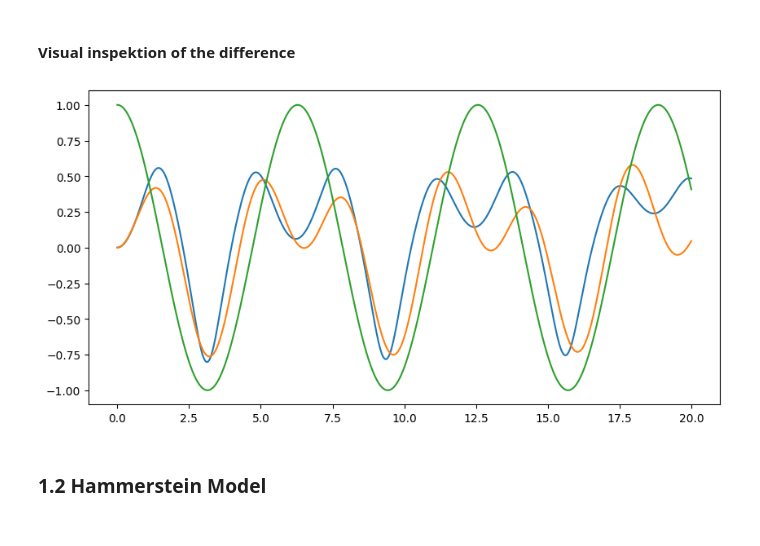
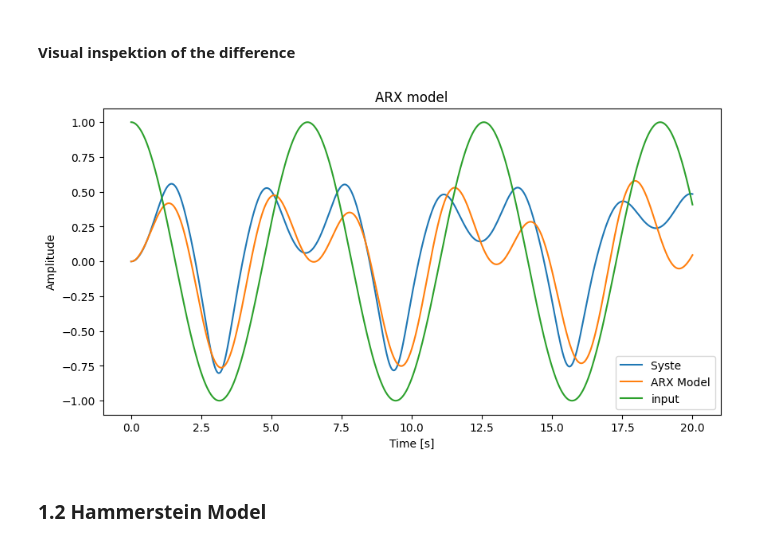
Before and after one commit to MatzeLopi/KIT-2243070, a Jupyter notebook: Exercises/exam.ipynb, the cells around one changed output. Saved outputs shown, nothing was run; the diff lists cells and outputs as text; code cells hidden in the pictures.

```diff
--- a/Exercises/exam.ipynb
+++ b/Exercises/exam.ipynb
@@ -111,5 +110,5 @@ $$
 
 After evaluating all parameter combinations, the optimizer returns the best-performing set of parameters.
 # %%
-p, loss, na,nb = arx.optimize(data1.y,data1.u,(1,20),(1,20))
+p, loss, na,nb = arx.optimize(data1.y,data1.u,(1,10),(1,10))
 # %% [output]
@@ -143,12 +149,16 @@ y_out = arx.simulate(jnp.array([0]), data1.u,na, nb, p.flatten())
 #### Visual inspektion of the difference
 # %%
 plt.figure(figsize=(10, 5))
-plt.plot(data1.t, data1.y, label='data')
-plt.plot(data1.t, y_out, label='model')
+plt.plot(data1.t, data1.y, label='Syste ')
+plt.plot(data1.t, y_out, label='ARX Model')
 plt.plot(data1.t, data1.u, label='input')
+plt.title('ARX model')
+plt.xlabel('Time [s]')
+plt.ylabel('Amplitude')
+plt.legend()
 plt.show()
 # %% [output]
-[figure, old version]
+[figure, new version]
 # %% [markdown]
 ### 1.2 Hammerstein Model
 # %% [markdown]
```
Also changed, not shown: parts of 17 cells of this notebook, 4 other files.
